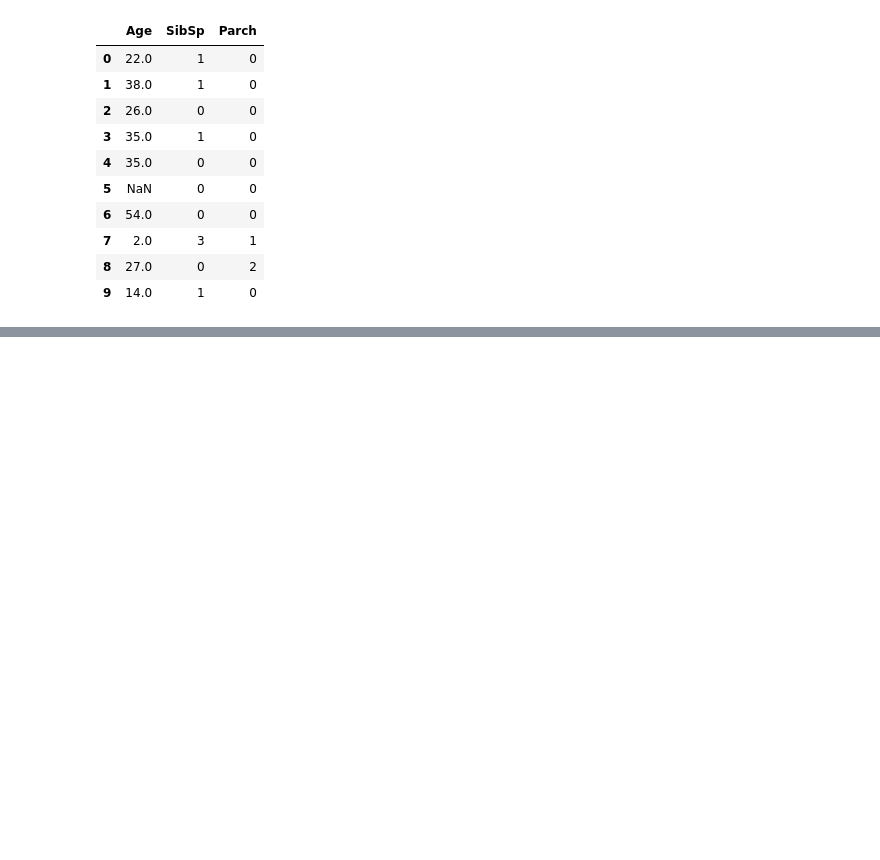
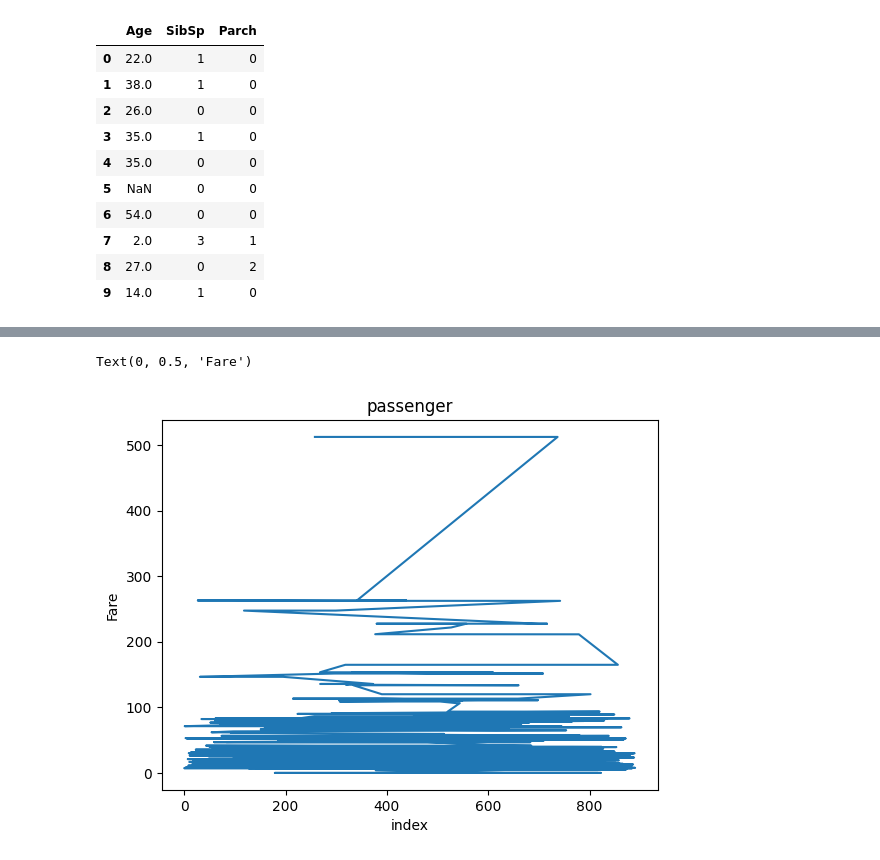
Before and after one commit to MAmmarShaikh01/DataScience, a Jupyter notebook: Data_Science/index.ipynb, the cells around one changed output, grey strips where cells are left out. Saved outputs shown, nothing was run; the diff lists cells and outputs as text; code cells hidden in the pictures; blank space fills up the shorter version.

```diff
--- a/Data_Science/index.ipynb
+++ b/Data_Science/index.ipynb
@@ -411,0 +492,8 @@ df.iloc[0:10,[5,6,7]] # row 3-10 and 5th 6th and 7th column
+# %%
+plt.plot(df.sort_values(by="Fare")["Fare"])
+plt.title("passenger")
+plt.xlabel("index")
+plt.ylabel("Fare")
+# %% [output]
+Text(0, 0.5, 'Fare')
+[figure, added]
```
Also changed, not shown: parts of 10 cells of this notebook.
